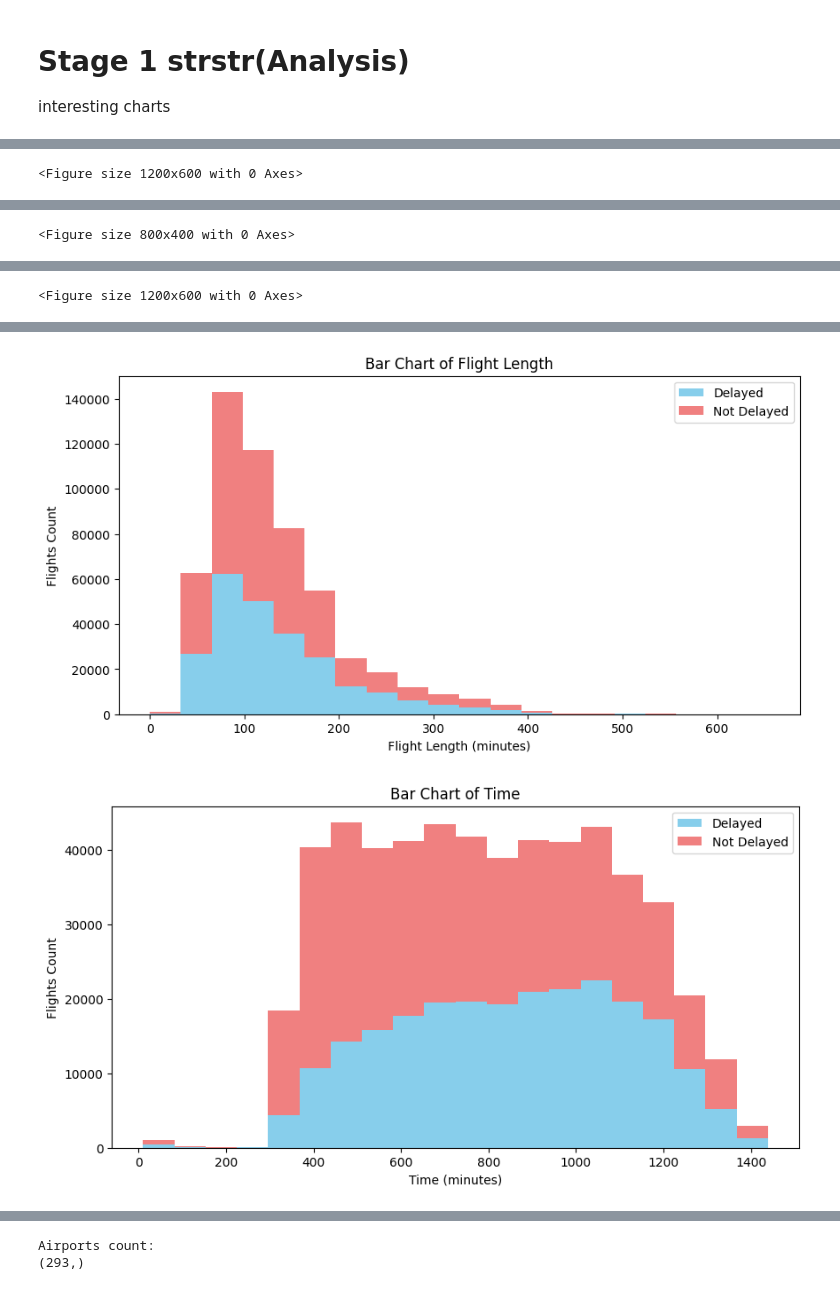
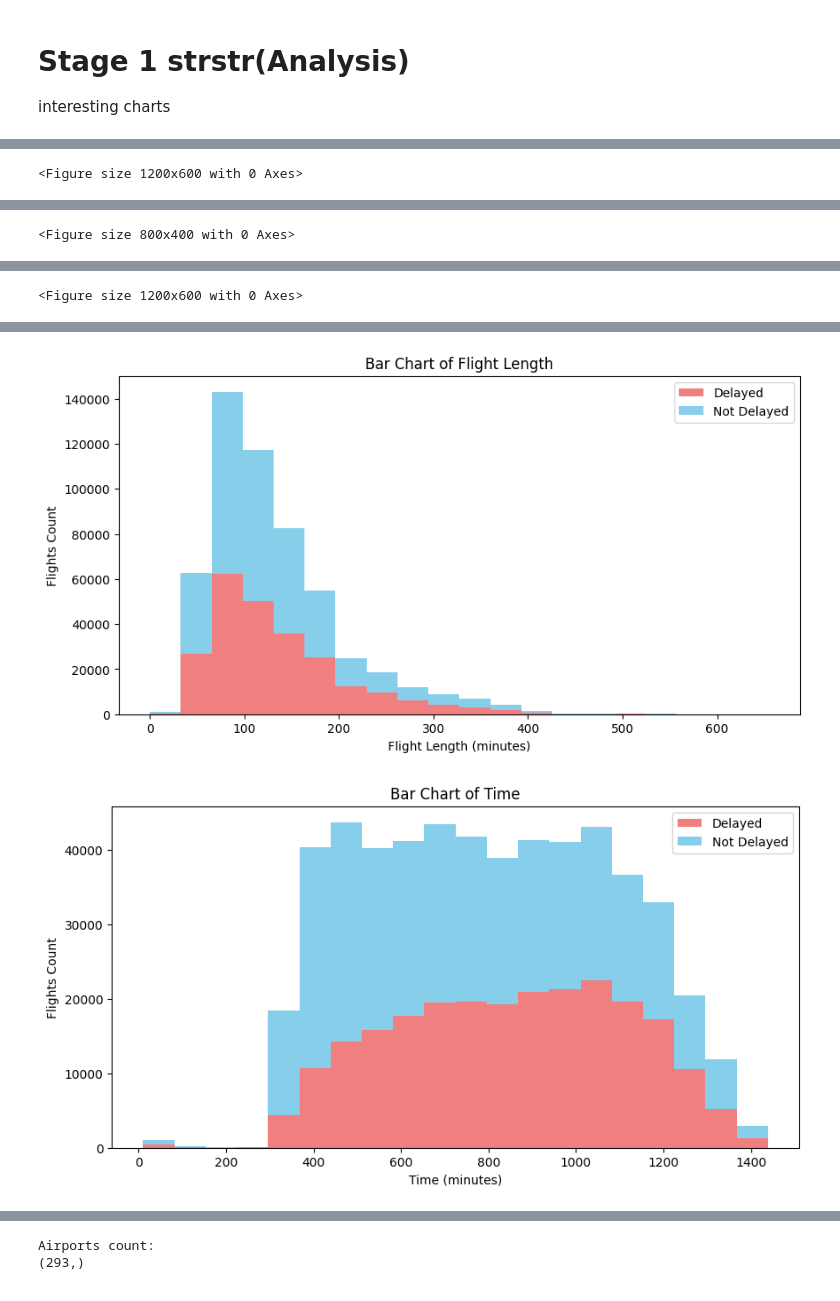
Before and after one commit to Timbo003/AT_IT, a Jupyter notebook: code.ipynb, the cells around one changed output, grey strips where cells are left out. Saved outputs shown, nothing was run; the diff lists cells and outputs as text; code cells hidden in the pictures.

Commit message:
testing graphs need to look at it again

```diff
--- a/code.ipynb
+++ b/code.ipynb
@@ -76,7 +76,7 @@ else:
 
 
 # Farben für Delayed und Not Delayed festlegen
-colors = ['lightcoral', 'skyblue']
+colors = ['lightcoral','skyblue']
 
 # 1. Bar Chart of Delay Counts
 delay_counts = df['Delay'].value_counts()
@@ -94,17 +94,19 @@ delay_counts_by_airline = df.groupby('Airline')['Delay'].agg(['sum', 'count'])
 delay_counts_by_airline = delay_counts_by_airline.sort_values(by='sum', ascending=False)
 
 plt.figure(figsize=(12, 6))
-delay_counts_by_airline.plot(kind='bar', color=['skyblue', 'lightcoral'])
+delay_counts_by_airline.plot(kind='bar', color=colors)
 plt.xlabel('Airline')
 plt.ylabel('Flights Count')
 plt.title('Flights Count by Airline')
 plt.legend(['Delayed', 'Not Delayed'])
 plt.xticks(rotation=45)
 plt.show()
+
+
 # 3. Bar Chart of Day of the Week vs. Delay Counts
 day_counts = df.groupby('DayOfWeek')['Delay'].agg(['sum', 'count'])
 plt.figure(figsize=(8, 4))
-day_counts.plot(kind='bar', color=['skyblue', 'lightcoral'])
+day_counts.plot(kind='bar', color=colors)
 plt.xlabel('Day of the Week')
 plt.ylabel('Flights Count')
 plt.title('Flights Count by Day of the Week')
@@ -115,7 +117,7 @@ plt.show()
 # 4. Bar Chart of Airport Pairs and Delay Counts
 airport_pairs_counts = df.groupby(['AirportFrom', 'AirportTo'])['Delay'].agg(['sum', 'count']).nlargest(10, 'sum')
 plt.figure(figsize=(12, 6))
-airport_pairs_counts.plot(kind='bar', color=['skyblue', 'lightcoral'])
+airport_pairs_counts.plot(kind='bar', color=colors)
 plt.xlabel('Airport Pair')
 plt.ylabel('Flights Count')
 plt.title('Top 10 Airport Pairs with the Most Flights')
@@ -125,7 +127,7 @@ plt.show()
 
 # 5. Bar Chart of Flight Length
 plt.figure(figsize=(10, 5))
-plt.hist([df[df['Delay'] == 1]['Length'], df[df['Delay'] == 0]['Length']], bins=20, color=['skyblue', 'lightcoral'], stacked=True)
+plt.hist([df[df['Delay'] == 1]['Length'], df[df['Delay'] == 0]['Length']], bins=20, color=colors, stacked=True)
 plt.xlabel('Flight Length (minutes)')
 plt.ylabel('Flights Count')
 plt.title('Bar Chart of Flight Length')
@@ -134,7 +136,7 @@ plt.show()
 
 # 6. Bar Chart of Time
 plt.figure(figsize=(10, 5))
-plt.hist([df[df['Delay'] == 1]['Time'], df[df['Delay'] == 0]['Time']], bins=20, color=['skyblue', 'lightcoral'], stacked=True)
+plt.hist([df[df['Delay'] == 1]['Time'], df[df['Delay'] == 0]['Time']], bins=20, color=colors, stacked=True)
 plt.xlabel('Time (minutes)')
 plt.ylabel('Flights Count')
 plt.title('Bar Chart of Time')
@@ -168,2 +170,2 @@ No duplicates id
-[figure, old version]
+[figure, new version]
-[figure, old version]
+[figure, new version]
```
Also changed, not shown: parts of 4 cells of this notebook.
